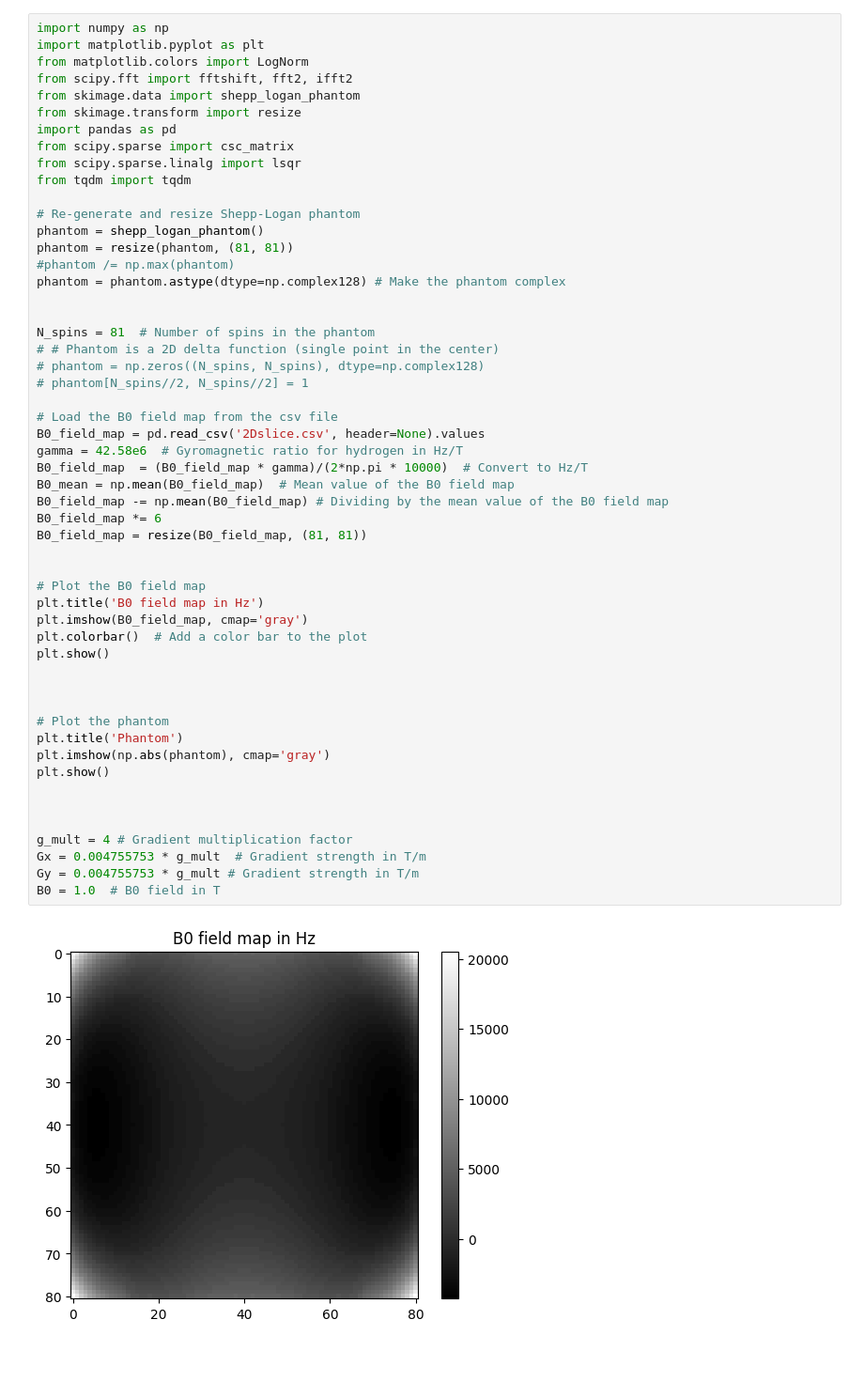
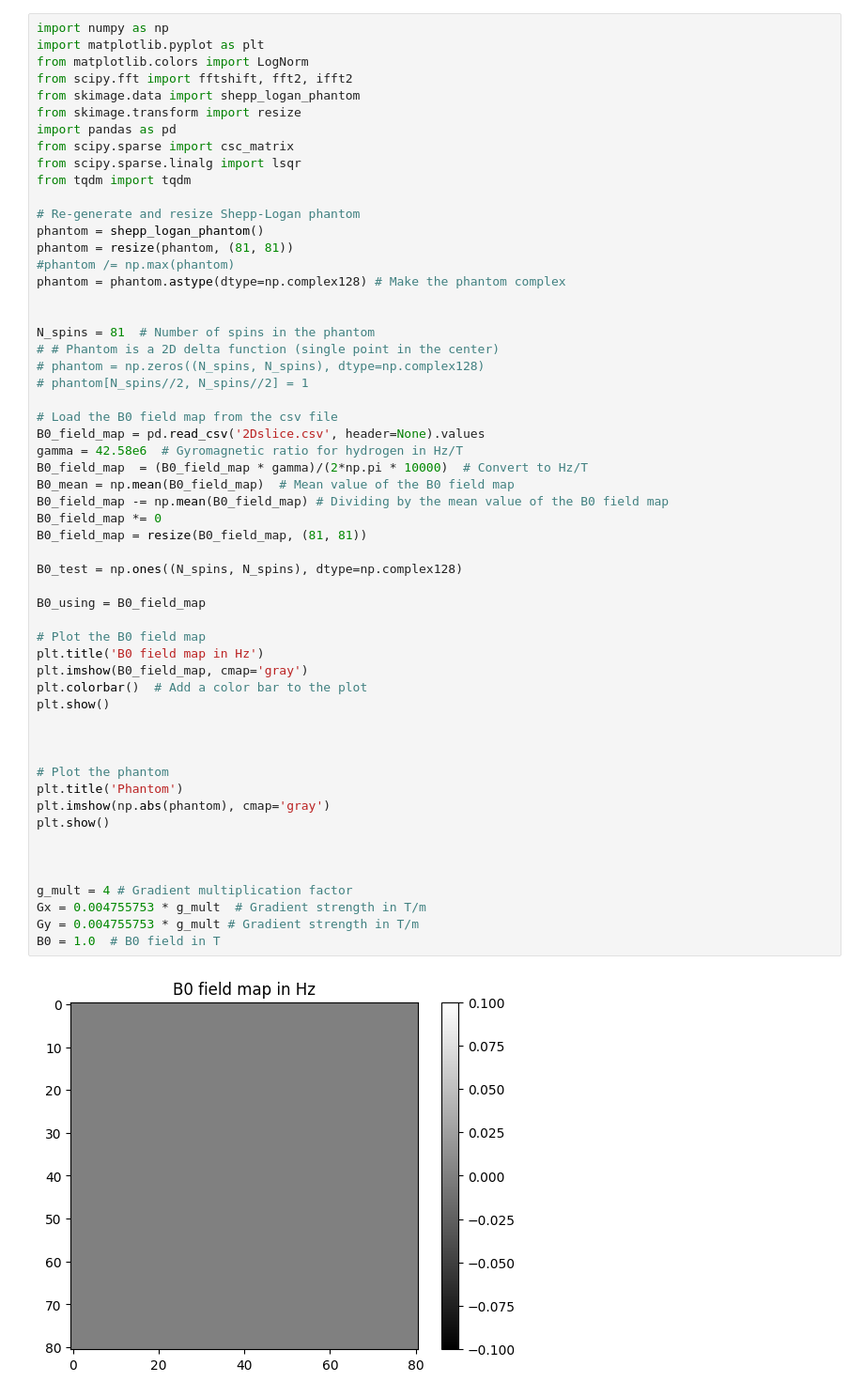
Before and after one commit to MaxStrey/Martinos_MR, a Jupyter notebook: Martinos_project/phantom_generation/phantom_7.ipynb, the cells around one changed output. Shown at 94% size. Cells and saved outputs as stored; diff of their text form; blank space fills up the shorter version.

```diff
--- a/Martinos_project/phantom_generation/phantom_7.ipynb
+++ b/Martinos_project/phantom_generation/phantom_7.ipynb
@@ -24,35 +24,38 @@ N_spins = 81  # Number of spins in the phantom
 
 # Load the B0 field map from the csv file
 B0_field_map = pd.read_csv('2Dslice.csv', header=None).values
 gamma = 42.58e6  # Gyromagnetic ratio for hydrogen in Hz/T
 B0_field_map  = (B0_field_map * gamma)/(2*np.pi * 10000)  # Convert to Hz/T
 B0_mean = np.mean(B0_field_map)  # Mean value of the B0 field map
 B0_field_map -= np.mean(B0_field_map) # Dividing by the mean value of the B0 field map
-B0_field_map *= 6
+B0_field_map *= 0
 B0_field_map = resize(B0_field_map, (81, 81))
 
+B0_test = np.ones((N_spins, N_spins), dtype=np.complex128)
+
+B0_using = B0_field_map
 
 # Plot the B0 field map
 plt.title('B0 field map in Hz')
 plt.imshow(B0_field_map, cmap='gray')
 plt.colorbar()  # Add a color bar to the plot
 plt.show()
 
 
 
 # Plot the phantom
 plt.title('Phantom')
 plt.imshow(np.abs(phantom), cmap='gray')
 plt.show()
 
 
 
 g_mult = 4 # Gradient multiplication factor
 Gx = 0.004755753 * g_mult  # Gradient strength in T/m
 Gy = 0.004755753 * g_mult # Gradient strength in T/m
 B0 = 1.0  # B0 field in T
 # %% [output]
-[figure, old version]
+[figure, new version]
 [figure]
 # %%
 # Time intervals for the gradients
```
Also changed, not shown: parts of 9 cells of this notebook.
